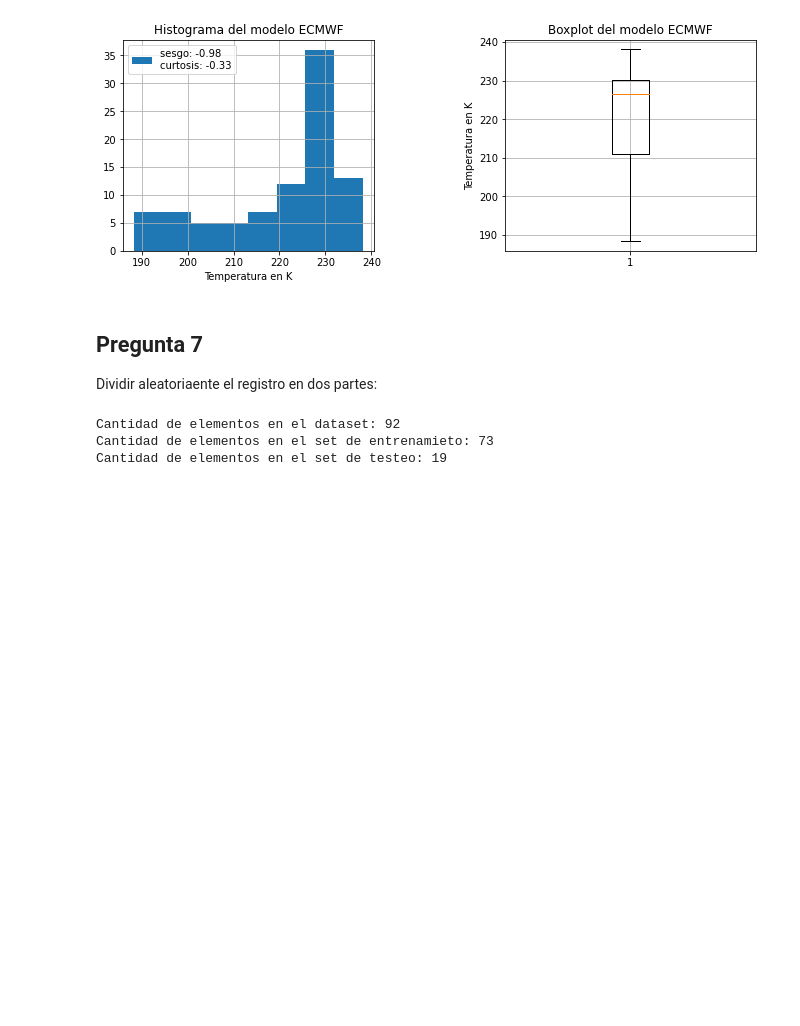
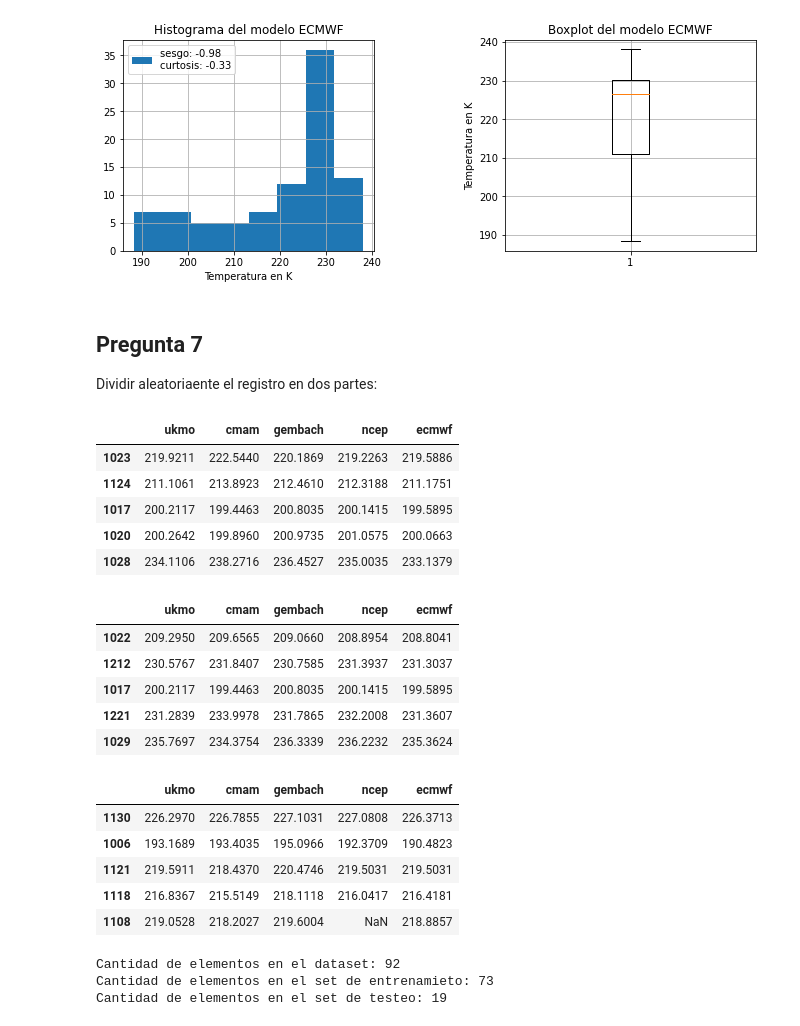
Before and after one commit to SebastianJanampa/ITBA, a Jupyter notebook: preliminares/codigo.ipynb, the cells around one changed output. Cells and saved outputs as stored; diff of their text form; code cells hidden in the pictures; blank space fills up the shorter version.

Commit message:
ADD option to shuffle df deterministically

```diff
--- a/preliminares/codigo.ipynb
+++ b/preliminares/codigo.ipynb
@@ -112,13 +112,39 @@ Dividir aleatoriaente el registro en dos partes:
 # %%
 from sklearn.utils import shuffle
 
-df = shuffle(df)
+deterministic = True
+if deterministic:
+    df_sh = shuffle(df, random_state=20)
+else:
+    df_sh = shuffle(df)
 
 perc_train = 0.8
 
 cantidad = int(perc_train*len(df))
-df_train = df[:cantidad]
-df_test = df[cantidad:]
+df_train = df_sh[:cantidad]
+df_test = df_sh[cantidad:]
+# %%
+display(df_train.head(5))
+df_test.head(5)
+# %% [output]
+|  | ukmo | cmam | gembach | ncep | ecmwf |
+| 1023 | 219.9211 | 222.5440 | 220.1869 | 219.2263 | 219.5886 |
+| 1124 | 211.1061 | 213.8923 | 212.4610 | 212.3188 | 211.1751 |
+| 1017 | 200.2117 | 199.4463 | 200.8035 | 200.1415 | 199.5895 |
+| 1020 | 200.2642 | 199.8960 | 200.9735 | 201.0575 | 200.0663 |
+| 1028 | 234.1106 | 238.2716 | 236.4527 | 235.0035 | 233.1379 |
+|  | ukmo | cmam | gembach | ncep | ecmwf |
+| 1022 | 209.2950 | 209.6565 | 209.0660 | 208.8954 | 208.8041 |
+| 1212 | 230.5767 | 231.8407 | 230.7585 | 231.3937 | 231.3037 |
+| 1017 | 200.2117 | 199.4463 | 200.8035 | 200.1415 | 199.5895 |
+| 1221 | 231.2839 | 233.9978 | 231.7865 | 232.2008 | 231.3607 |
+| 1029 | 235.7697 | 234.3754 | 236.3339 | 236.2232 | 235.3624 |
+|  | ukmo | cmam | gembach | ncep | ecmwf |
+| 1130 | 226.2970 | 226.7855 | 227.1031 | 227.0808 | 226.3713 |
+| 1006 | 193.1689 | 193.4035 | 195.0966 | 192.3709 | 190.4823 |
+| 1121 | 219.5911 | 218.4370 | 220.4746 | 219.5031 | 219.5031 |
+| 1118 | 216.8367 | 215.5149 | 218.1118 | 216.0417 | 216.4181 |
+| 1108 | 219.0528 | 218.2027 | 219.6004 | NaN | 218.8857 |
 # %%
 print('Cantidad de elementos en el dataset:', len(df))
 print('Cantidad de elementos en el set de entrenamieto:', len(df_train))
```
